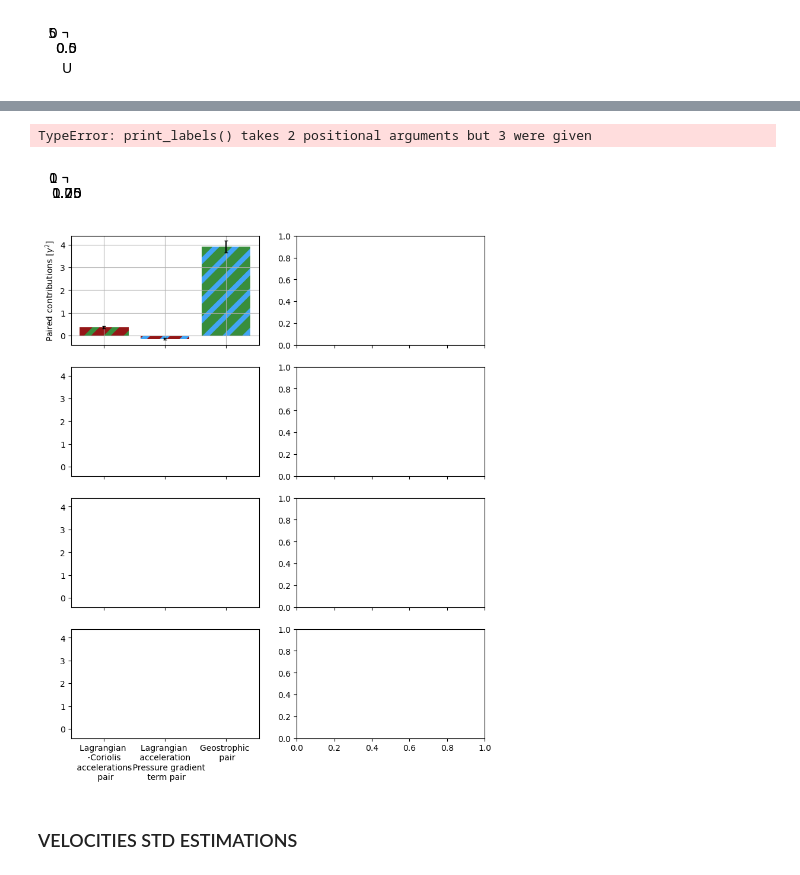
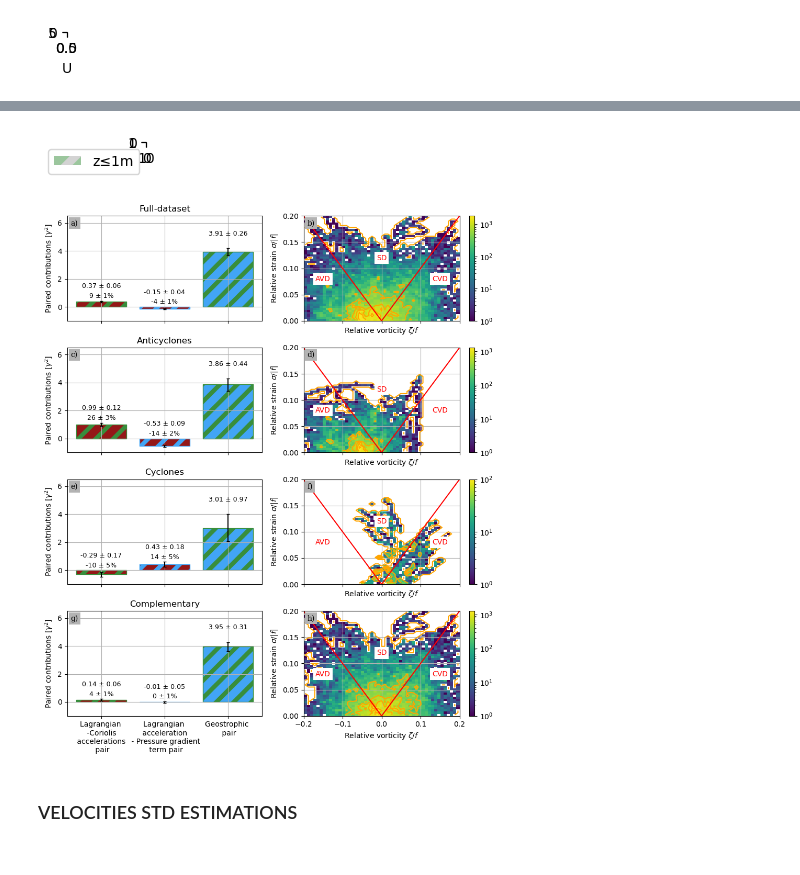
Before and after one commit to margot-demol/med_analysis, a Jupyter notebook: 20_dynamical_analysis/23_cyclonic_vs_anticyclonic_structure.ipynb, the cells around one changed output, grey strips where cells are left out. Saved outputs shown, nothing was run; the diff lists cells and outputs as text; code cells hidden in the pictures.

```diff
--- a/20_dynamical_analysis/23_cyclonic_vs_anticyclonic_structure.ipynb
+++ b/20_dynamical_analysis/23_cyclonic_vs_anticyclonic_structure.ipynb
@@ -346,3 +367,15 @@ dn = compute_variance(dsn, compute_error="centrallimit") / U2
+# %%
+for v in [v for v in dmc if '__' not in v]:
+    dmc[v]=dmc[v]/U2
+    dma[v]=dma[v]/U2
+    dm[v]=dm[v]/U2
+    dn[v]=dn[v]/U2
+
+# Compute 95% errors
+dmc = xr.concat([dmc, (dmc.sel(value="stde")*1.96).assign_coords(value="er95")],dim="value")
+dma = xr.concat([dma, (dma.sel(value="stde")*1.96).assign_coords(value="er95")],dim="value")
+dm = xr.concat([dm, (dm.sel(value="stde")*1.96).assign_coords(value="er95")],dim="value")
+dn = xr.concat([dn, (dn.sel(value="stde")*1.96).assign_coords(value="er95")],dim="value")
 # %%
 dfc.f.mean()
 # %% [output]
@@ -430,14 +567,14 @@ axs = axs.T.flatten()
 
 # X_
 plot_reserror_cor = False
-plot_one_axis(dm, axs[0], plot_reserror_cor)
+plot_one_axis(dm.isel(id_comb=0).to_dataframe(), axs[0], plot_reserror_cor)
 axs[0].set_title("Full-dataset")
-plot_one_axis(dma, axs[1], plot_reserror_cor)
+plot_one_axis(dma.isel(id_comb=0).to_dataframe(), axs[1], plot_reserror_cor)
 axs[1].set_title("Anticyclones")
-plot_one_axis(dmc, axs[2], plot_reserror_cor)
+plot_one_axis(dmc.isel(id_comb=0).to_dataframe(), axs[2], plot_reserror_cor)
 axs[2].set_title("Cyclones")
-plot_one_axis(dn, axs[3], plot_reserror_cor)
-axs[3].set_title("Other")
+plot_one_axis(dn.isel(id_comb=0).to_dataframe(), axs[3], plot_reserror_cor)
+axs[3].set_title("Complementary")
 
 # Vorticity-strain diagram
 binx = np.linspace(-0.2, 0.2, 50)
@@ -499,8 +636,10 @@ ax.bar(
     color=c0["cor"],
     alpha=0.5,
     hatch="/",
-    label="Potential balance with Coriolis acceleration resolution mismatch error",
+    label="z≤1m",
 )
+ax.set_xlim(0,10)
+ax.legend()
 
 handles, labels = ax.get_legend_handles_labels()
 
@@ -515,14 +654,14 @@ axs = axs.T.flatten()
 
 # X_
 plot_reserror_cor = False
-plot_one_axis(dm, axs[0], plot_reserror_cor)
-axs[0].set_title("Full dataset")
-plot_one_axis(dma, axs[1], plot_reserror_cor)
+plot_one_axis(dm.isel(id_comb=0).to_dataframe(), axs[0], plot_reserror_cor)
+axs[0].set_title("Full-dataset")
+plot_one_axis(dma.isel(id_comb=0).to_dataframe(), axs[1], plot_reserror_cor)
 axs[1].set_title("Anticyclones")
-plot_one_axis(dmc, axs[2], plot_reserror_cor)
+plot_one_axis(dmc.isel(id_comb=0).to_dataframe(), axs[2], plot_reserror_cor)
 axs[2].set_title("Cyclones")
-plot_one_axis(dn, axs[3], plot_reserror_cor)
-axs[3].set_title("Other")
+plot_one_axis(dn.isel(id_comb=0).to_dataframe(), axs[3], plot_reserror_cor)
+axs[3].set_title("Complementary")
 
 # Vorticity-strain diagram
 binx = np.linspace(-0.2, 0.2, 50)
@@ -541,36 +680,35 @@ plot_join_pdfs_one(dfa, "vorticity_f", "strain_f", binx=binx, biny=biny, ax=ax)
 ax.set_xlabel(r"Relative vorticity $\zeta/f$")
 ax.set_ylabel(r"Relative strain $\sigma/|f|$")
 ax.set_ylim(0, 1.25)
 
 ax = axs[6]
 plot_join_pdfs_one(dfc, "vorticity_f", "strain_f", binx=binx, biny=biny, ax=ax)
 ax.set_xlabel(r"Relative vorticity $\zeta/f$")
 ax.set_ylabel(r"Relative strain $\sigma/|f|$")
 
 ax = axs[7]
 plot_join_pdfs_one(dfn, "vorticity_f", "strain_f", binx=binx, biny=biny, ax=ax)
 ax.set_xlabel(r"Relative vorticity $\zeta/f$")
 ax.set_ylabel(r"Relative strain $\sigma/|f|$")
 
 
 for ax in axs[4:]:
     ax.annotate("AVD", (-0.15, 0.08), **kwa)
     ax.annotate("SD", (0, 0.12), **kwa)
     ax.annotate("CVD", (0.15, 0.08), **kwa)
 
 axs[0].set_ylim(-1, 6.5)
 
 l = ["a", "c", "e", "g", "b", "d", "f", "h"]
 for i in range(len(axs)):
     put_fig_letter(fig, axs[i], l[i])
 
 # fig.tight_layout()
 fig.tight_layout(rect=[0, 0.02, 1, 1])
 # fig.legend(handles, labels, ncol=3, loc="lower center")
 # %% [output]
-TypeError: print_labels() takes 2 positional arguments but 3 were given
-[figure, old version]
+[figure, new version]
-[figure, old version]
+[figure, new version]
 # %% [markdown]
 ### VELOCITIES STD ESTIMATIONS
 # %%
```
Also changed, not shown: parts of 7 cells of this notebook, 14 other files.
